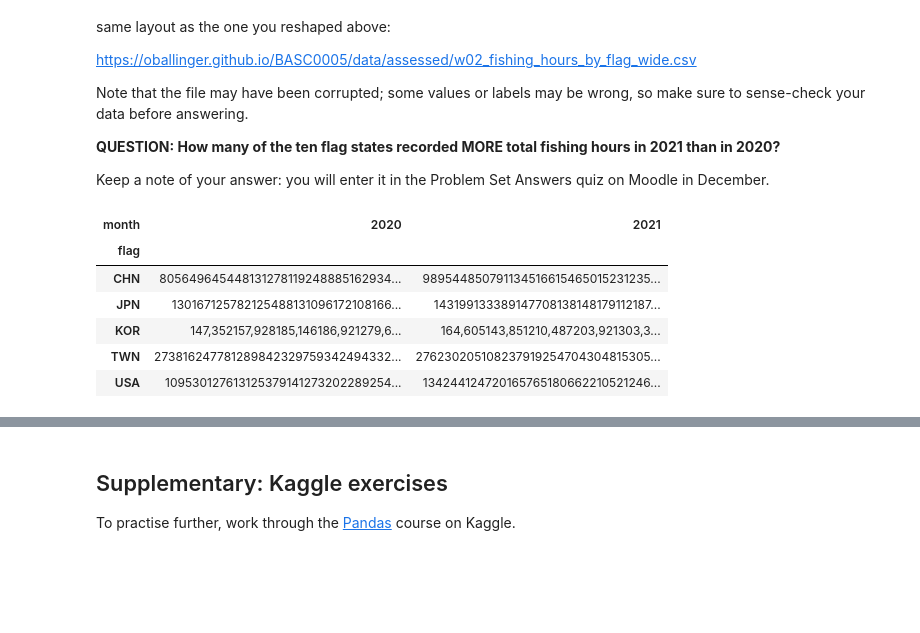
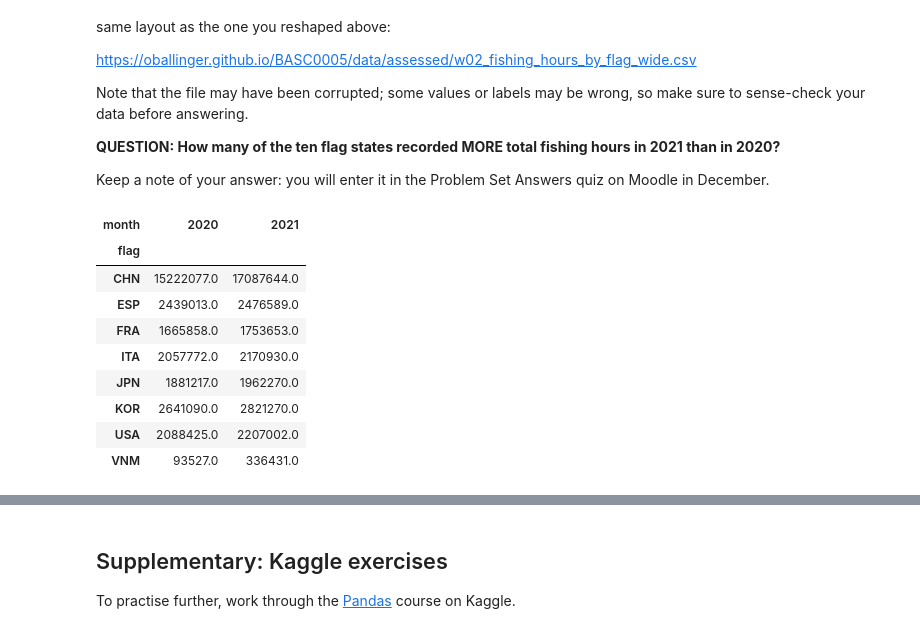
Before and after one commit to annakalee169/QM2, a Jupyter notebook: notebooks/W02. Pandas.ipynb, the cells around one changed output, grey strips where cells are left out. Saved outputs shown, nothing was run; the diff lists cells and outputs as text; code cells hidden in the pictures; blank space fills up the shorter version.

```diff
--- a/notebooks/W02. Pandas.ipynb
+++ b/notebooks/W02. Pandas.ipynb
@@ -437,25 +437,30 @@ Keep a note of your answer: you will enter it in the Problem Set Answers quiz on
 # %%
 # Your code here
 
 fish_wide = pd.read_csv("https://oballinger.github.io/BASC0005/data/assessed/w02_fishing_hours_by_flag_wide.csv")
 
-fish_wide.iloc[:,1:].replace(",", "", regex=True).astype(float)
-fish_wide.iloc[:,1:].head()
-
+fish_wide.iloc[:, 1:] = fish_wide.iloc[:,1:].replace(",", "", regex=True).astype(float)
+#fish_wide.iloc[:,1:].head()
 
 
 fish2 = fish_wide.melt(id_vars="flag", var_name="month", value_name="fishing_hours")
 fish2["month"] = pd.to_datetime(fish2["month"])
+fish2
 
 annual2 = fish2.groupby(["flag", fish2["month"].dt.year])["fishing_hours"].sum().unstack()
+annual2
+
 
 t = annual2[annual2[2021] > annual2[2020]]
 t.iloc[:,3:5]
 # %% [output]
 | month | 2020 | 2021 |
 | flag |  |  |
-| CHN | 805649645448131278119248885162934... | 989544850791134516615465015231235... |
-| JPN | 130167125782125488131096172108166... | 143199133389147708138148179112187... |
-| KOR | 147,352157,928185,146186,921279,6... | 164,605143,851210,487203,921303,3... |
-| TWN | 273816247781289842329759342494332... | 276230205108237919254704304815305... |
-| USA | 109530127613125379141273202289254... | 134244124720165765180662210521246... |
+| CHN | 15222077.0 | 17087644.0 |
+| ESP | 2439013.0 | 2476589.0 |
+| FRA | 1665858.0 | 1753653.0 |
+| ITA | 2057772.0 | 2170930.0 |
+| JPN | 1881217.0 | 1962270.0 |
+| KOR | 2641090.0 | 2821270.0 |
+| USA | 2088425.0 | 2207002.0 |
+| VNM | 93527.0 | 336431.0 |
```
Also changed, not shown: parts of 1 cell of this notebook.
